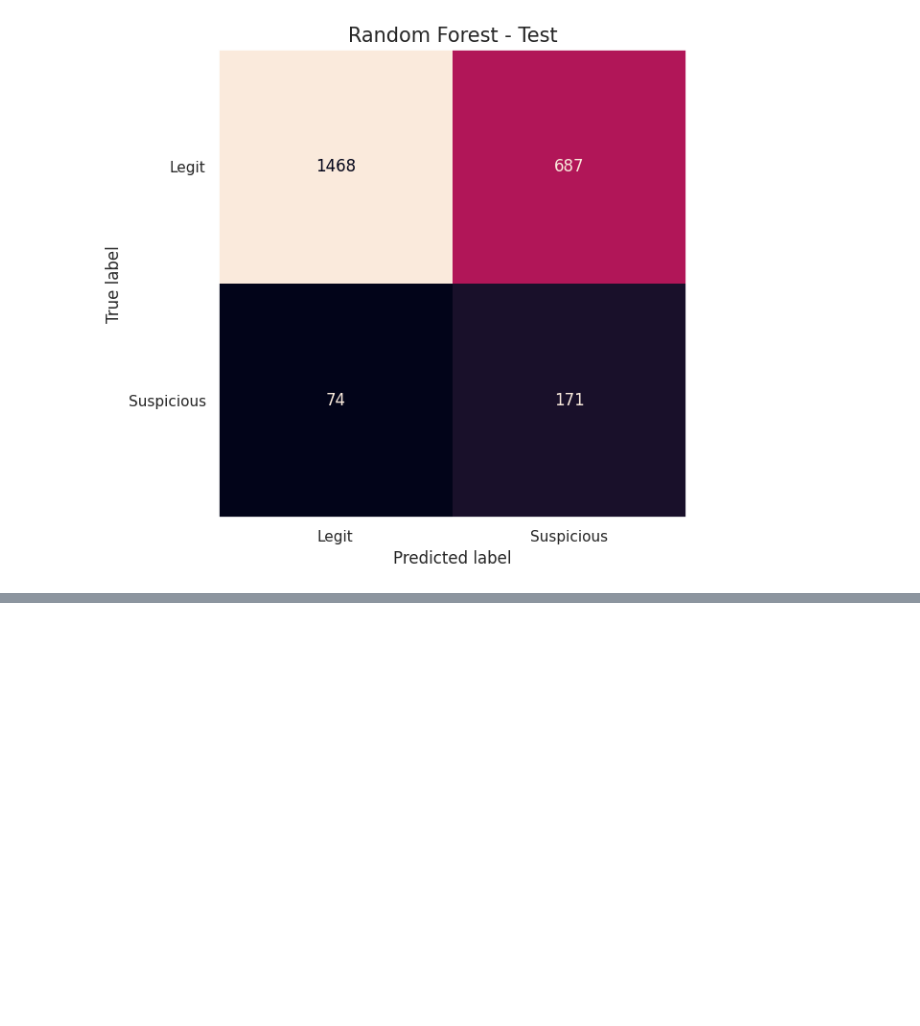
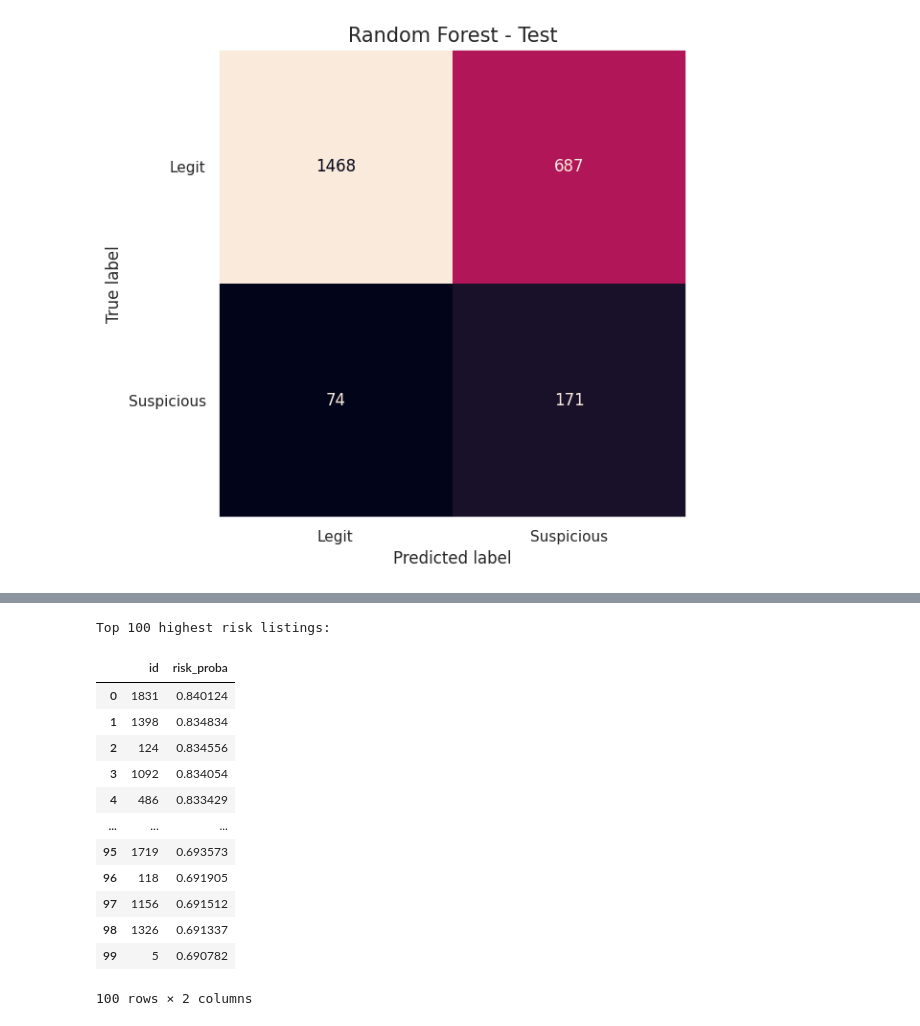
Before and after one commit to IreneGrisenti/Marketplace_Safety_Scam_detection, a Jupyter notebook: Notebooks/scam_detection_model.ipynb, the cells around one changed output, grey strips where cells are left out. Drawn from its saved outputs; the diff is of its cells as text; code cells hidden in the pictures; blank space fills up the shorter version.

```diff
--- a/Notebooks/scam_detection_model.ipynb
+++ b/Notebooks/scam_detection_model.ipynb
@@ -777,0 +791,19 @@ When you receive new_data.csv you should:
+# %%
+print(f"Top {daily_capacity} highest risk listings:")
+
+display(top_cases[["id", "risk_proba"]])
+# %% [output]
+Top 100 highest risk listings:
+|  | id | risk_proba |
+| 0 | 1831 | 0.840124 |
+| 1 | 1398 | 0.834834 |
+| 2 | 124 | 0.834556 |
+| 3 | 1092 | 0.834054 |
+| 4 | 486 | 0.833429 |
+| ... | ... | ... |
+| 95 | 1719 | 0.693573 |
+| 96 | 118 | 0.691905 |
+| 97 | 1156 | 0.691512 |
+| 98 | 1326 | 0.691337 |
+| 99 | 5 | 0.690782 |
+100 rows × 2 columns
```
Also changed, not shown: parts of 8 cells of this notebook, 3 other files.
